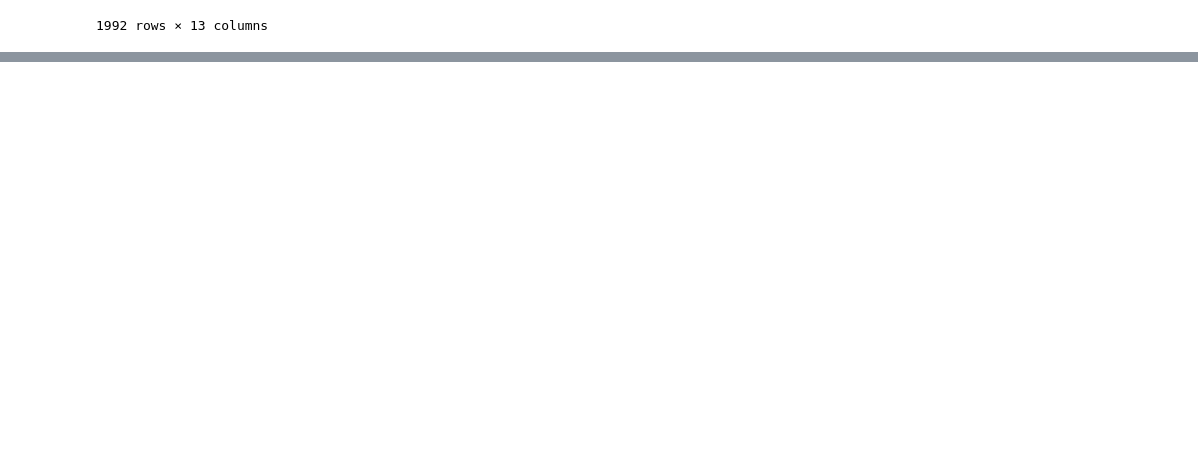
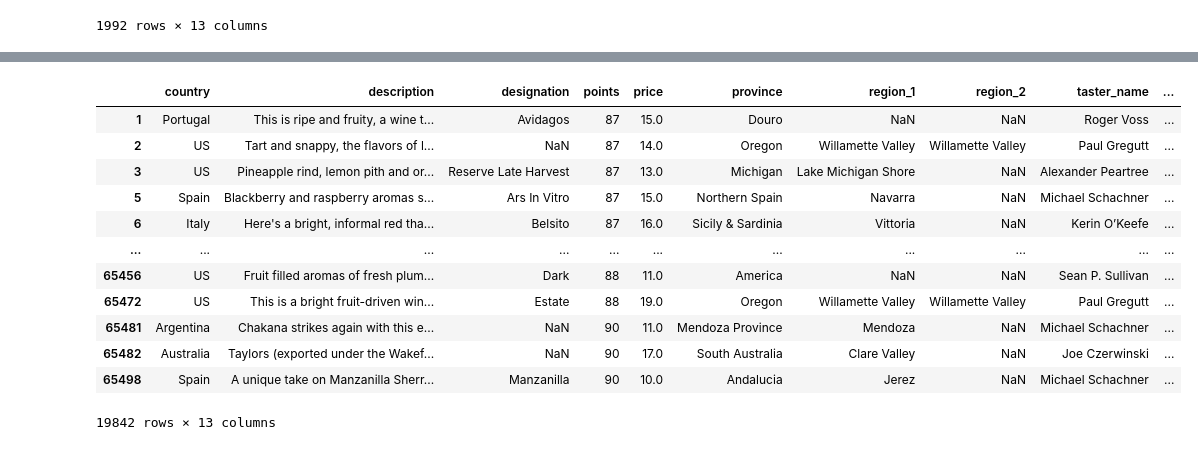
Before and after one commit to 3dgrapes/LibretasIntroducci-n, a Jupyter notebook: assets/libretas/intro-pandas.ipynb, the cells around one changed output, grey strips where cells are left out. Drawn from its saved outputs; the diff is of its cells as text; code cells hidden in the pictures; blank space fills up the shorter version.

```diff
--- a/assets/libretas/intro-pandas.ipynb
+++ b/assets/libretas/intro-pandas.ipynb
@@ -825,4 +874,20 @@ fresa_df
 # %%
 # Hacer un dataframe con la variedad, el país y el precio para vinos con un costo menor a los $20 dolares
+dataframe = wingmag_df[wingmag_df.price < 20]
+dataframe
+# %% [output]
+|  | country | description | designation | points | price | province | region_1 | region_2 | taster_name | ... |
+| 1 | Portugal | This is ripe and fruity, a wine t... | Avidagos | 87 | 15.0 | Douro | NaN | NaN | Roger Voss | ... |
+| 2 | US | Tart and snappy, the flavors of l... | NaN | 87 | 14.0 | Oregon | Willamette Valley | Willamette Valley | Paul Gregutt | ... |
+| 3 | US | Pineapple rind, lemon pith and or... | Reserve Late Harvest | 87 | 13.0 | Michigan | Lake Michigan Shore | NaN | Alexander Peartree | ... |
+| 5 | Spain | Blackberry and raspberry aromas s... | Ars In Vitro | 87 | 15.0 | Northern Spain | Navarra | NaN | Michael Schachner | ... |
+| 6 | Italy | Here's a bright, informal red tha... | Belsito | 87 | 16.0 | Sicily & Sardinia | Vittoria | NaN | Kerin O’Keefe | ... |
+| ... | ... | ... | ... | ... | ... | ... | ... | ... | ... | ... |
+| 65456 | US | Fruit filled aromas of fresh plum... | Dark | 88 | 11.0 | America | NaN | NaN | Sean P. Sullivan | ... |
+| 65472 | US | This is a bright fruit-driven win... | Estate | 88 | 19.0 | Oregon | Willamette Valley | Willamette Valley | Paul Gregutt | ... |
+| 65481 | Argentina | Chakana strikes again with this e... | NaN | 90 | 11.0 | Mendoza Province | Mendoza | NaN | Michael Schachner | ... |
+| 65482 | Australia | Taylors (exported under the Wakef... | NaN | 90 | 17.0 | South Australia | Clare Valley | NaN | Joe Czerwinski | ... |
+| 65498 | Spain | A unique take on Manzanilla Sherr... | Manzanilla | 90 | 10.0 | Andalucia | Jerez | NaN | Michael Schachner | ... |
+19842 rows × 13 columns
 # %%
 # ¿Cuantos vinos diferentes de la variedad *Pinot Noir* hay por cada país?
```
Also changed, not shown: parts of 5 cells of this notebook.
